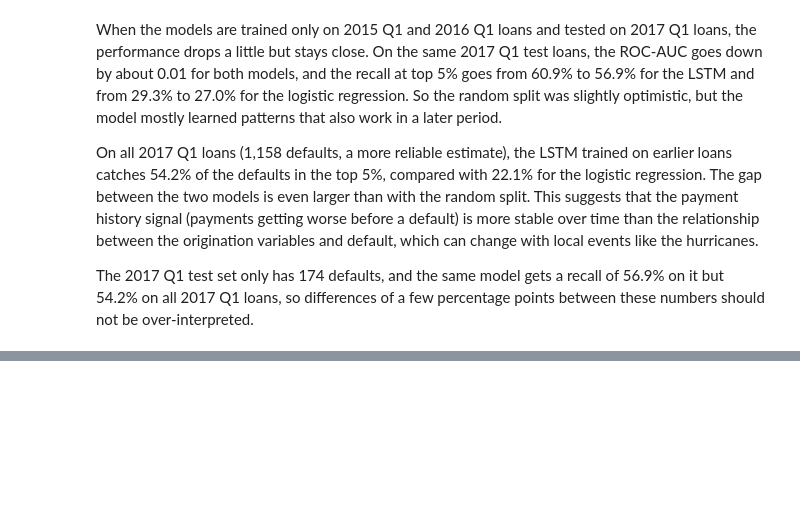
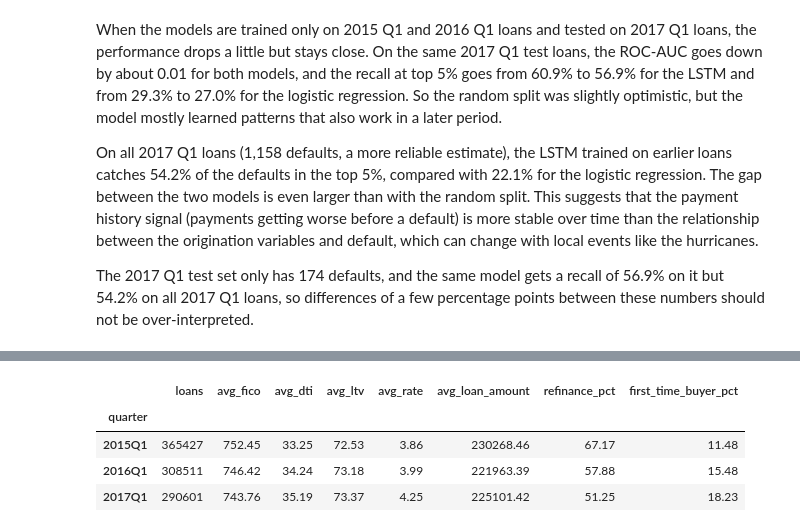
Before and after one commit to Alexkyoya/mortgage-default-early-warning, a Jupyter notebook: mortgage_default_early_warning.ipynb, the cells around one changed output, grey strips where cells are left out. Cells and saved outputs as stored; diff of their text form; code cells hidden in the pictures; blank space fills up the shorter version.

```diff
--- a/mortgage_default_early_warning.ipynb
+++ b/mortgage_default_early_warning.ipynb
@@ -1352,0 +1443,18 @@ When the model is trained only on the 2015 Q1 and 2016 Q1 loans and tested on th
+# %%
+quarter_check = orig.groupby("quarter").agg(
+    loans=("loan_id", "size"),
+    avg_fico=("fico", "mean"),
+    avg_dti=("dti", "mean"),
+    avg_ltv=("ltv", "mean"),
+    avg_rate=("orig_rate", "mean"),
+    avg_loan_amount=("orig_upb", "mean"),
+    refinance_pct=("loan_purpose", lambda s: s.isin(["C", "N"]).mean() * 100),
+    first_time_buyer_pct=("first_time_buyer", lambda s: (s == "Y").mean() * 100),
+).round(2)
+quarter_check
+# %% [output]
+|  | loans | avg_fico | avg_dti | avg_ltv | avg_rate | avg_loan_amount | refinance_pct | first_time_buyer_pct |
+| quarter |  |  |  |  |  |  |  |  |
+| 2015Q1 | 365427 | 752.45 | 33.25 | 72.53 | 3.86 | 230268.46 | 67.17 | 11.48 |
+| 2016Q1 | 308511 | 746.42 | 34.24 | 73.18 | 3.99 | 221963.39 | 57.88 | 15.48 |
+| 2017Q1 | 290601 | 743.76 | 35.19 | 73.37 | 4.25 | 225101.42 | 51.25 | 18.23 |
```
Also changed, not shown: parts of 15 cells of this notebook, 1 other file.
